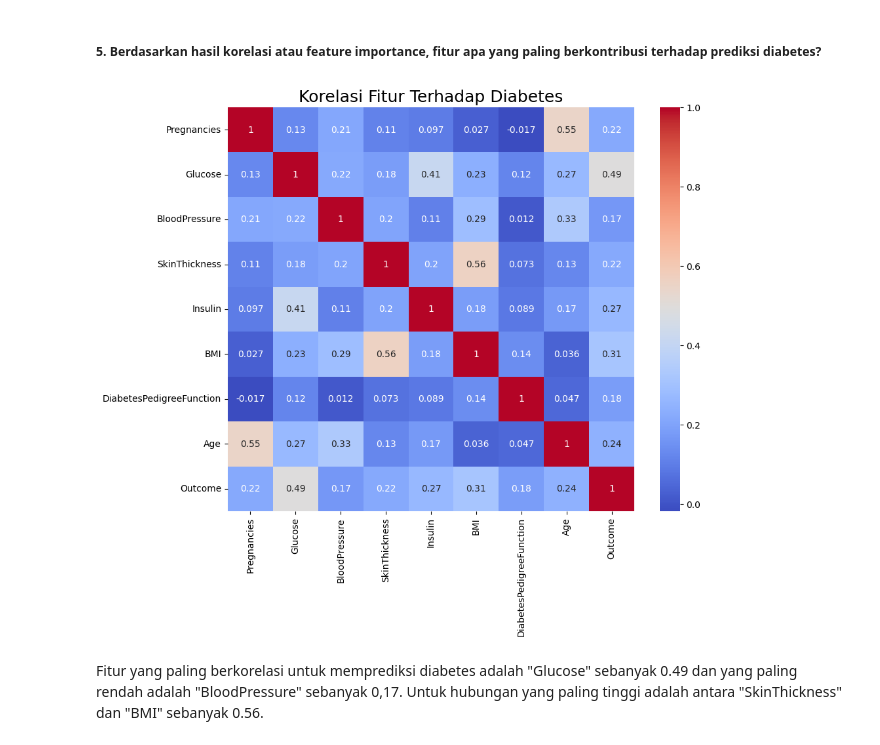
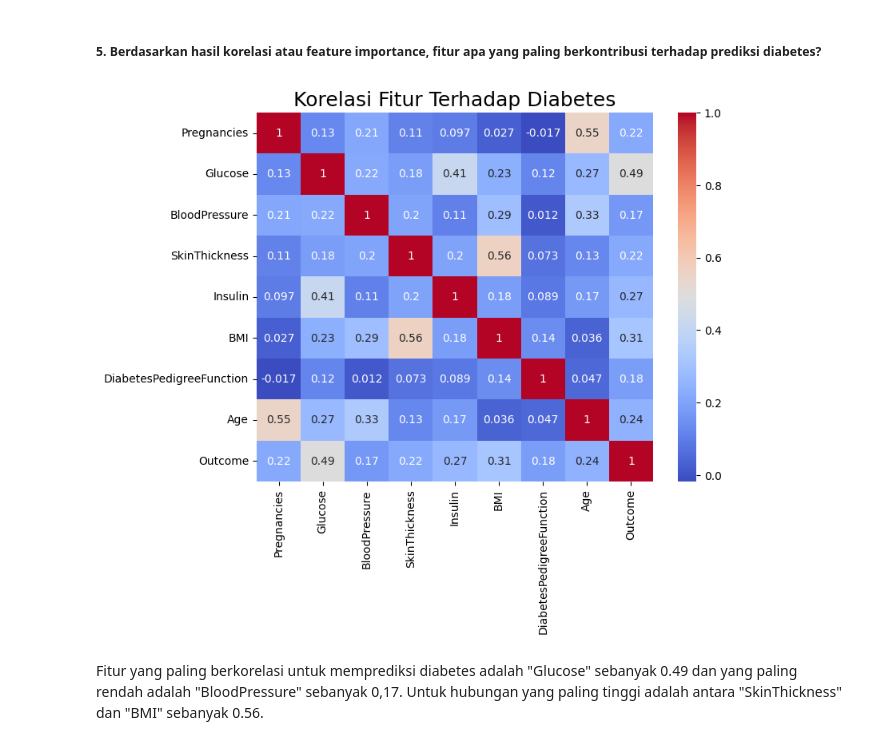
Before and after one commit to arvio1378/Diabetes-Prediction, a Jupyter notebook: src/preprocessing.ipynb, the cells around one changed output. Drawn from its saved outputs; the diff is of its cells as text; code cells hidden in the pictures.

```diff
--- a/src/preprocessing.ipynb
+++ b/src/preprocessing.ipynb
@@ -215,12 +215,12 @@ Pada grafik menunjukkan bahwa pasien dengan nilai BMI dan glukosa yang tinggi te
 # %% [markdown]
 ##### 5. Berdasarkan hasil korelasi atau feature importance, fitur apa yang paling berkontribusi terhadap prediksi diabetes?
 # %%
-plt.figure(figsize=(10,8))
+plt.figure(figsize=(8,6))
 sns.heatmap(df.corr(), annot=True, cmap="coolwarm")
 plt.title("Korelasi Fitur Terhadap Diabetes", fontsize=18)
 plt.show()
 # %% [output]
-[figure, old version]
+[figure, new version]
 # %% [markdown]
 Fitur yang paling berkorelasi untuk memprediksi diabetes adalah "Glucose" sebanyak 0.49 dan yang paling rendah adalah "BloodPressure" sebanyak 0,17. Untuk hubungan yang paling tinggi adalah antara "SkinThickness" dan "BMI" sebanyak 0.56.
 # %% [markdown]
```
Also changed, not shown: parts of 1 cell of this notebook, 1 other file.
